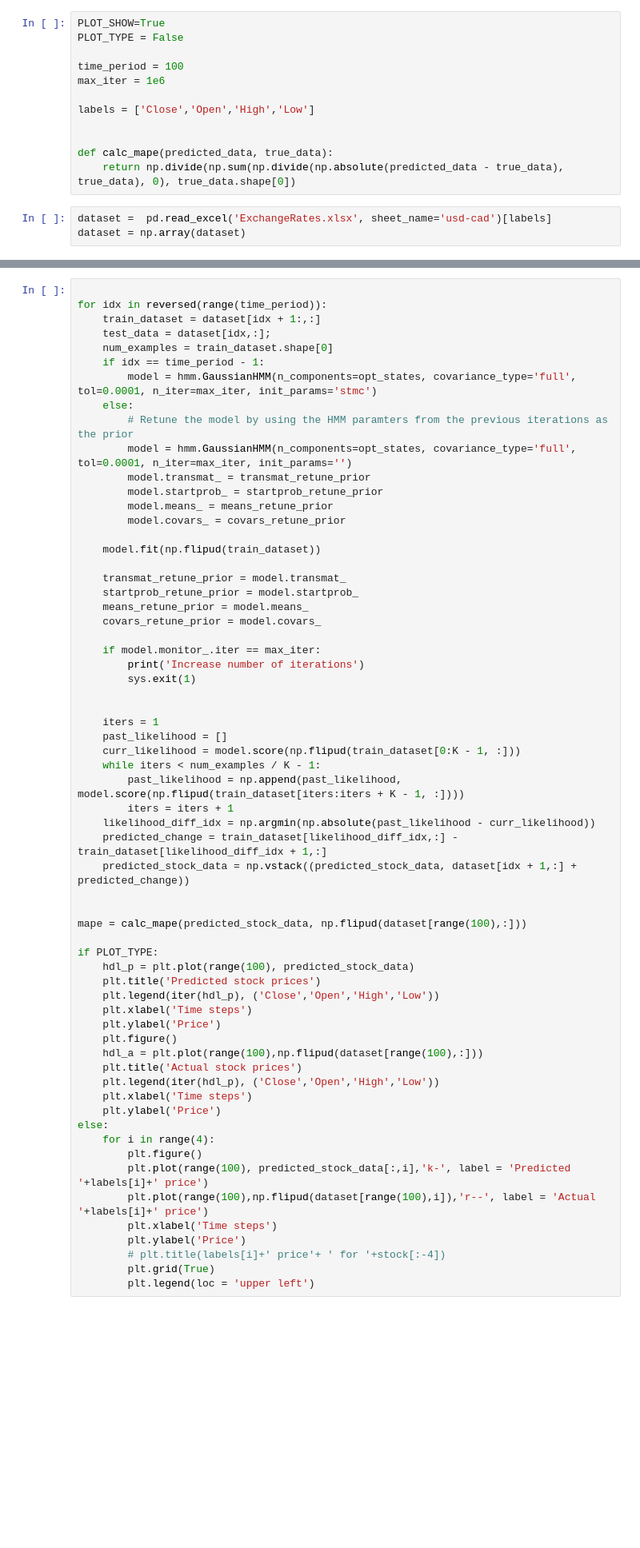
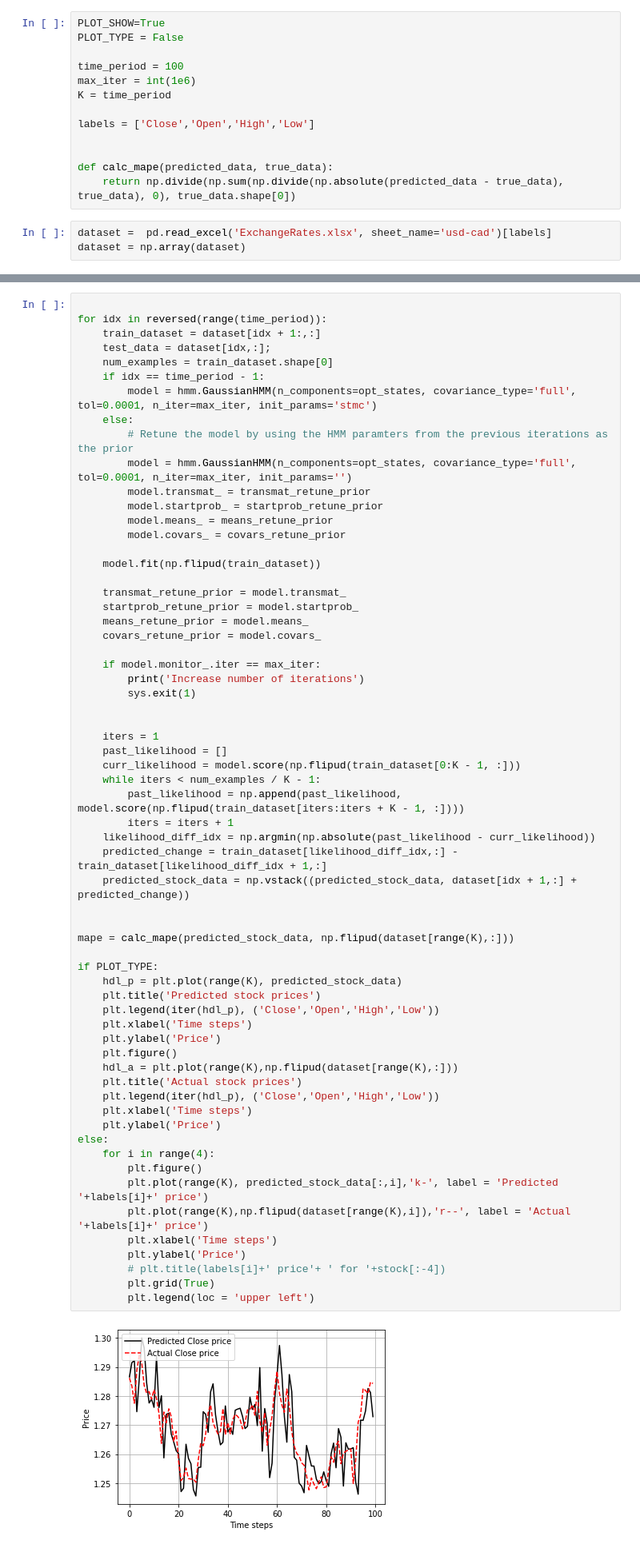
Before and after one commit to veryveryspooky/foreign_exchange_prediction, a Jupyter notebook: scratch.ipynb, the cells around one changed output, grey strips where cells are left out. Shown: that part at 80% size. Drawn from its saved outputs; the diff is of its cells as text; blank space fills up the shorter version.

```diff
--- a/scratch.ipynb
+++ b/scratch.ipynb
@@ -11,7 +11,8 @@ PLOT_SHOW=True
 PLOT_TYPE = False
 
 time_period = 100
-max_iter = 1e6
+max_iter = int(1e6)
+K = time_period
 
 labels = ['Close','Open','High','Low']
 
@@ -101,35 +99,37 @@ for idx in reversed(range(time_period)):
     iters = 1
     past_likelihood = []
     curr_likelihood = model.score(np.flipud(train_dataset[0:K - 1, :]))
     while iters < num_examples / K - 1:
         past_likelihood = np.append(past_likelihood, model.score(np.flipud(train_dataset[iters:iters + K - 1, :])))
         iters = iters + 1
     likelihood_diff_idx = np.argmin(np.absolute(past_likelihood - curr_likelihood))
     predicted_change = train_dataset[likelihood_diff_idx,:] - train_dataset[likelihood_diff_idx + 1,:]
     predicted_stock_data = np.vstack((predicted_stock_data, dataset[idx + 1,:] + predicted_change))
 
 
-mape = calc_mape(predicted_stock_data, np.flipud(dataset[range(100),:]))
+mape = calc_mape(predicted_stock_data, np.flipud(dataset[range(K),:]))
 
 if PLOT_TYPE:
-    hdl_p = plt.plot(range(100), predicted_stock_data)
+    hdl_p = plt.plot(range(K), predicted_stock_data)
     plt.title('Predicted stock prices')
     plt.legend(iter(hdl_p), ('Close','Open','High','Low'))
     plt.xlabel('Time steps')
     plt.ylabel('Price')
     plt.figure()
-    hdl_a = plt.plot(range(100),np.flipud(dataset[range(100),:]))
+    hdl_a = plt.plot(range(K),np.flipud(dataset[range(K),:]))
     plt.title('Actual stock prices')
     plt.legend(iter(hdl_p), ('Close','Open','High','Low'))
     plt.xlabel('Time steps')
     plt.ylabel('Price')
 else:
     for i in range(4):
         plt.figure()
-        plt.plot(range(100), predicted_stock_data[:,i],'k-', label = 'Predicted '+labels[i]+' price')
-        plt.plot(range(100),np.flipud(dataset[range(100),i]),'r--', label = 'Actual '+labels[i]+' price')
+        plt.plot(range(K), predicted_stock_data[:,i],'k-', label = 'Predicted '+labels[i]+' price')
+        plt.plot(range(K),np.flipud(dataset[range(K),i]),'r--', label = 'Actual '+labels[i]+' price')
         plt.xlabel('Time steps')
         plt.ylabel('Price')
         # plt.title(labels[i]+' price'+ ' for '+stock[:-4])
         plt.grid(True)
         plt.legend(loc = 'upper left')
+# %% [output]
+[figure, added]
```
Also changed, not shown: parts of 19 cells of this notebook.
